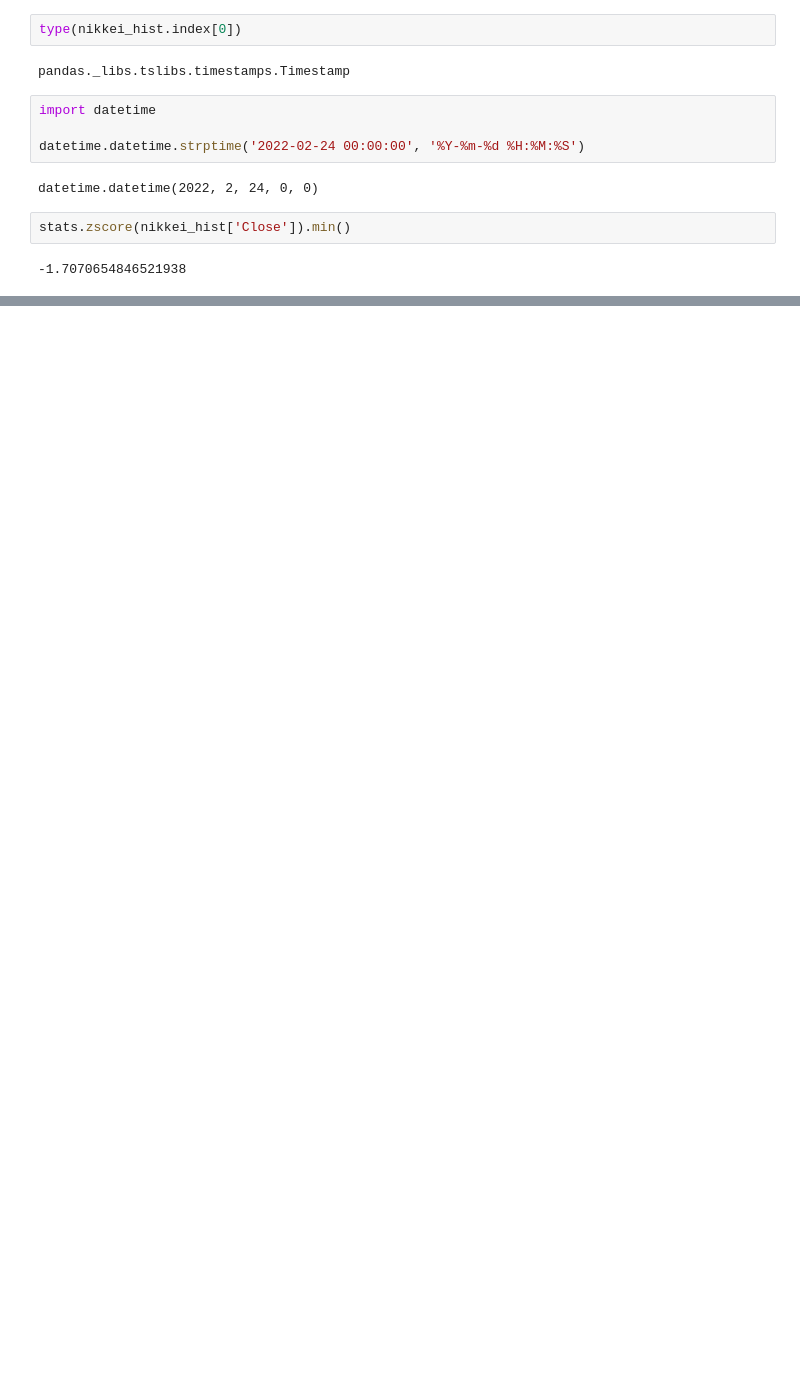
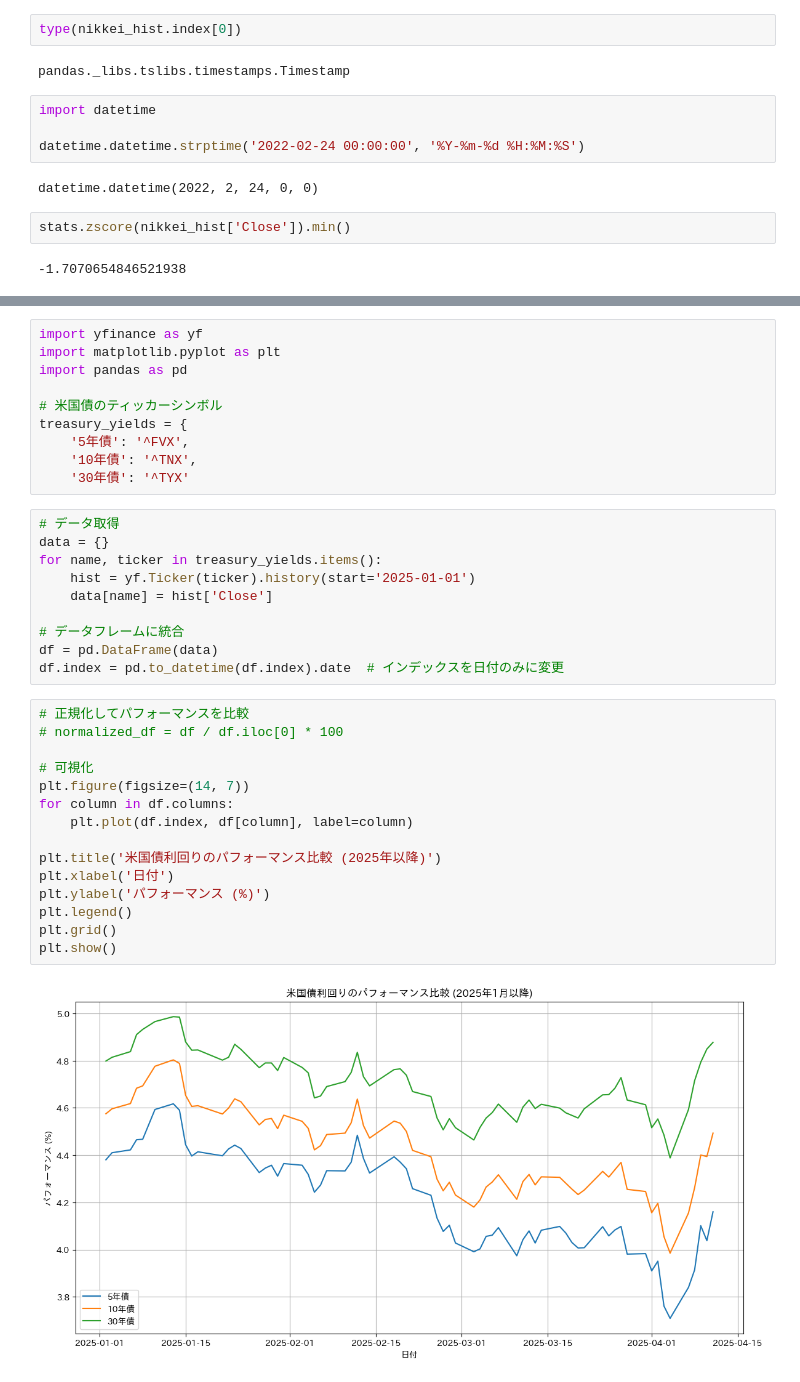
Before and after one commit to ogo-ashy17/Investment, a Jupyter notebook: src/Untitled.ipynb, the cells around one changed output, grey strips where cells are left out. Cells and saved outputs as stored; diff of their text form; blank space fills up the shorter version.

```diff
--- a/src/Untitled.ipynb
+++ b/src/Untitled.ipynb
@@ -197,0 +255,37 @@ stats.zscore(nikkei_hist['Close']).min()
+# %%
+import yfinance as yf
+import matplotlib.pyplot as plt
+import pandas as pd
+
+# 米国債のティッカーシンボル
+treasury_yields = {
+    '5年債': '^FVX',
+    '10年債': '^TNX',
+    '30年債': '^TYX'
+# %%
+# データ取得
+data = {}
+for name, ticker in treasury_yields.items():
+    hist = yf.Ticker(ticker).history(start='2025-01-01')
+    data[name] = hist['Close']
+
+# データフレームに統合
+df = pd.DataFrame(data)
+df.index = pd.to_datetime(df.index).date  # インデックスを日付のみに変更
+# %%
+# 正規化してパフォーマンスを比較
+# normalized_df = df / df.iloc[0] * 100
+
+# 可視化
+plt.figure(figsize=(14, 7))
+for column in df.columns:
+    plt.plot(df.index, df[column], label=column)
+
+plt.title('米国債利回りのパフォーマンス比較 (2025年以降)')
+plt.xlabel('日付')
+plt.ylabel('パフォーマンス (%)')
+plt.legend()
+plt.grid()
+plt.show()
+# %% [output]
+[figure, added]
```
Also changed, not shown: parts of 18 cells of this notebook, 7 other files.
